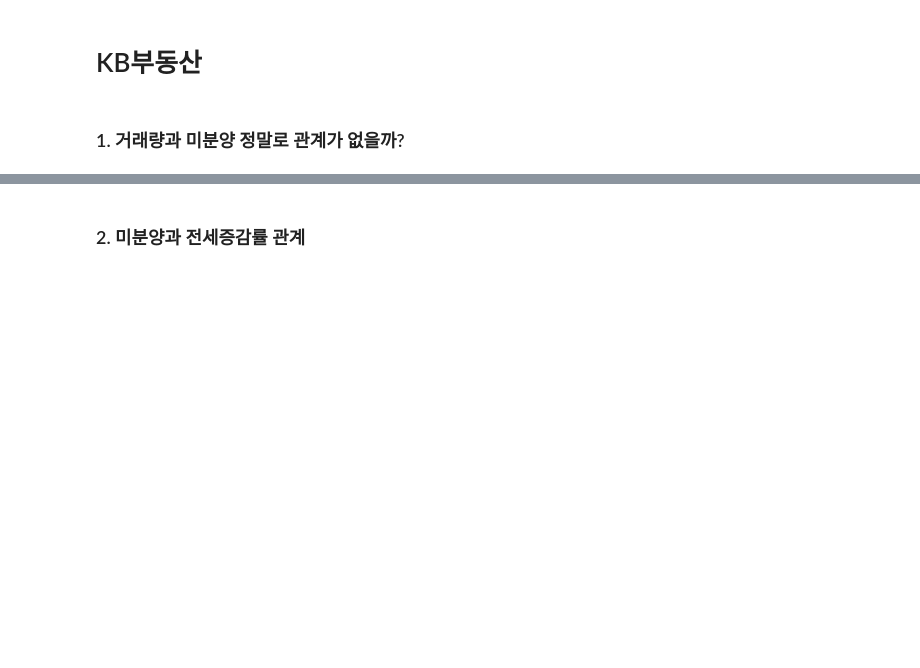
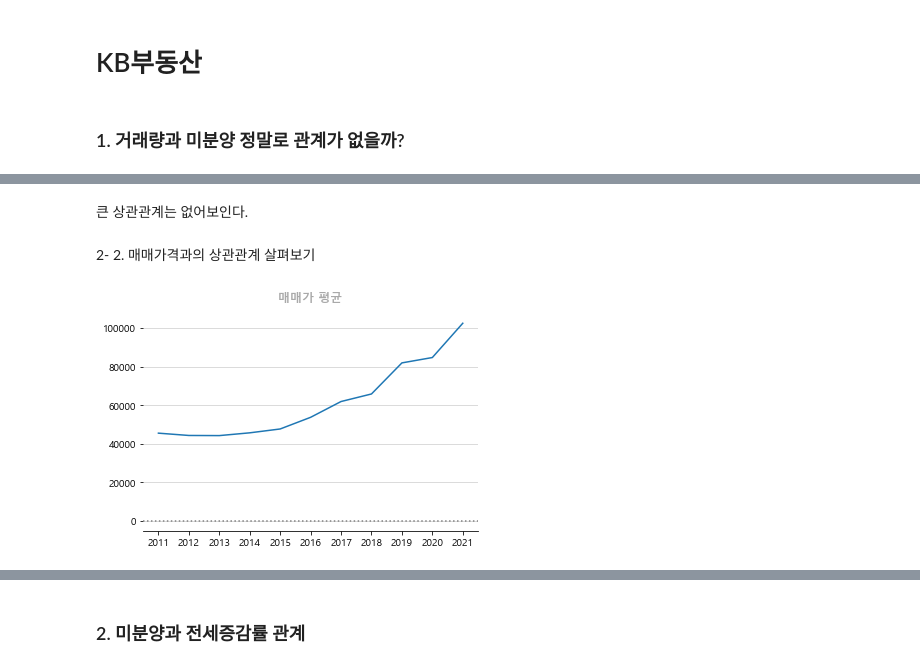
Before and after one commit to ljs7463/prop-tech, a Jupyter notebook: Real estate Analysis/ANALYSIS.ipynb, the cells around one changed output, grey strips where cells are left out. Saved outputs shown, nothing was run; the diff lists cells and outputs as text; code cells hidden in the pictures; blank space fills up the shorter version.

```diff
--- a/Real estate Analysis/ANALYSIS.ipynb
+++ b/Real estate Analysis/ANALYSIS.ipynb
@@ -127,0 +202,37 @@ plt.show()
+# %% [markdown]
+큰 상관관계는 없어보인다.
+# %% [markdown]
+2- 2. 매매가격과의 상관관계 살펴보기
+# %%
+# 매매가의 변동으로 확인해보기
+sql = f"""
+SELECT contractYear,
+       AVG(transactionPrice) AS transactionPrice
+FROM `aidepartners.aide.transaction_price_apartment_trading`
+WHERE pnuCode LIKE '11%'
+GROUP BY contractYear
+ORDER BY contractYear;
+"""
+trading = bq.query(sql).to_dataframe()
+trading = trading.iloc[5:-1]
+# 시각화
+fig, ax = plt.subplots()
+ax.plot(trading['contractYear'],  trading['transactionPrice'])
+
+# 0점선
+ax.axhline(y=0, c="gray", ls=":")
+
+# 그리드 추가
+ax.grid(axis="y", c="lightgray") # "axis = 'x'" 는 x축 세로선 grid생성
+
+# 제목
+ax.set_title("매매가 평균",
+             fontweight="bold", fontsize="large", color="darkgray", pad=12)# pad는 타이틀과 그림사이의 거리
+
+# xticks개수 조절
+ax.xaxis.set_major_locator(MaxNLocator(12))
+
+# 필요없는 선 제거
+ax.spines[["left", "top", "right"]].set_visible(False)
+# %% [output]
+[figure, added]
```
Also changed, not shown: parts of 15 cells of this notebook.
